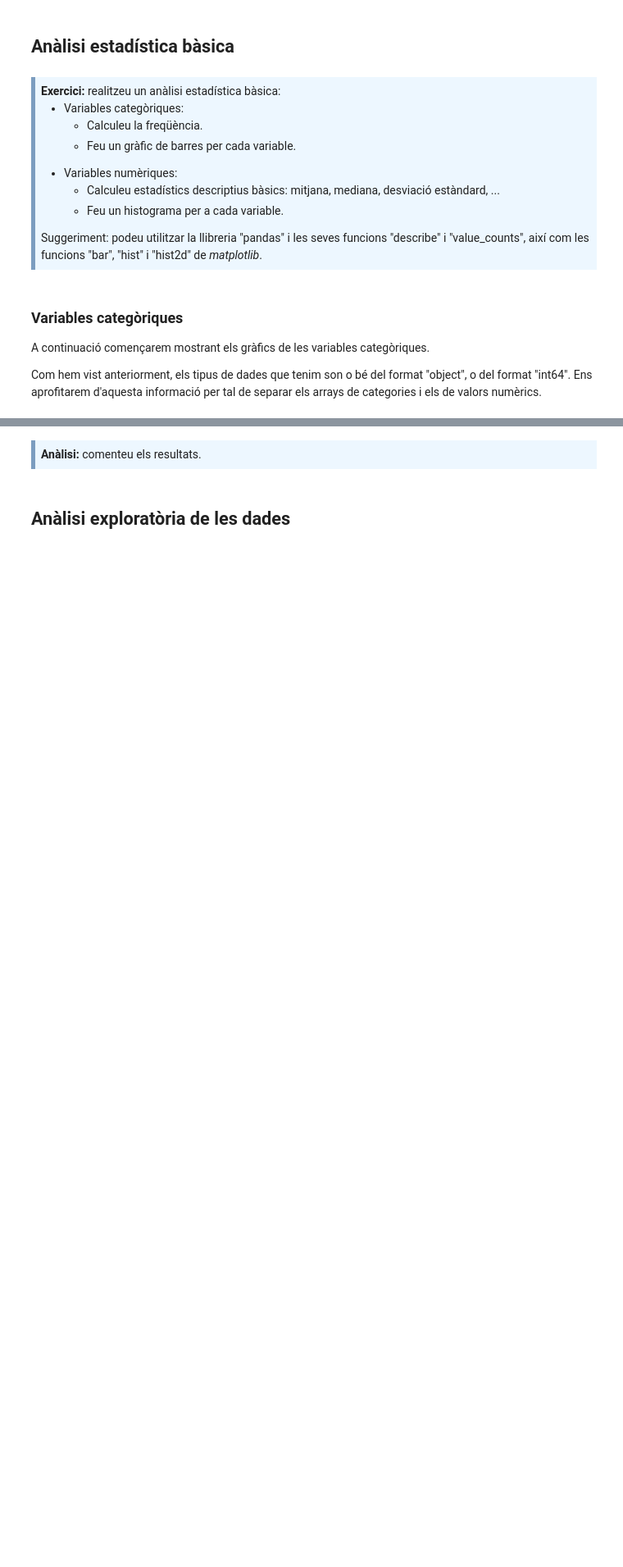
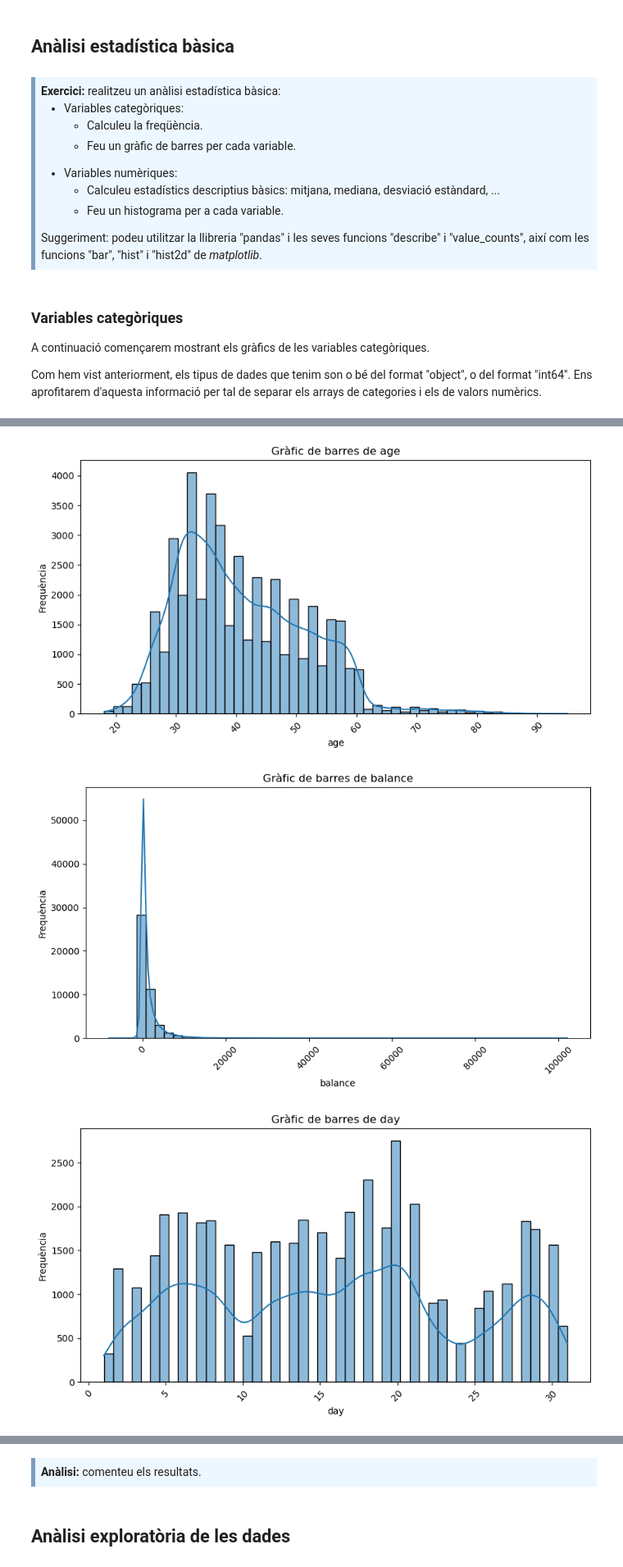
Before and after one commit to skril349/Aprenentatge_automatic, a Jupyter notebook: PAC_1/M2.991_20241_PAC1-Enunciat-1.ipynb, the cells around one changed output, grey strips where cells are left out. Shown: that part at 82% size. Drawn from its saved outputs; the diff is of its cells as text; code cells hidden in the pictures; blank space fills up the shorter version.

Commit message:
adding numerical data charts

```diff
--- a/PAC_1/M2.991_20241_PAC1-Enunciat-1.ipynb
+++ b/PAC_1/M2.991_20241_PAC1-Enunciat-1.ipynb
@@ -309,0 +303,3 @@ for column in categorical_columns:
+# %%
+#seleccionem les variables numèriques del dataframe
+numeric_columns = df.select_dtypes(include=['int64']).columns
@@ -309,0 +344,14 @@ for column in categorical_columns:
+# %%
+#recorrem el array de numeric_columns i fem el gràfic de barres corresponent
+for column in numeric_columns:
+    plt.figure(figsize=(10, 5))
+    sns.histplot(x=df[column],kde=True,bins=50)
+    plt.title(f'Gràfic de barres de {column}')
+    plt.xlabel(column)
+    plt.ylabel('Frequència')
+    plt.xticks(rotation=45)
+    plt.show()
+# %% [output]
+[figure, added]
+[figure, added]
+[figure, added]
```
Also changed, not shown: parts of 11 cells of this notebook.
